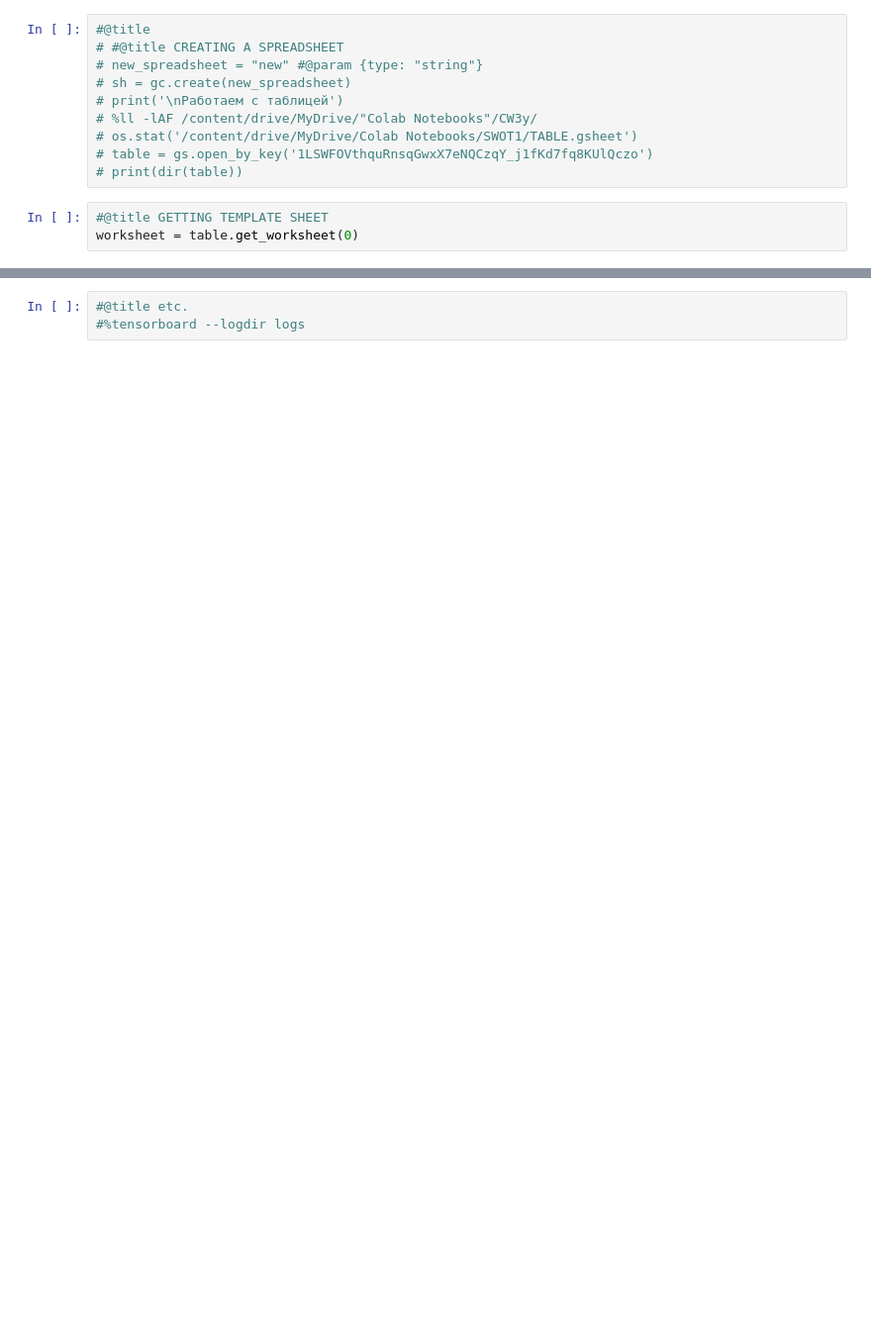
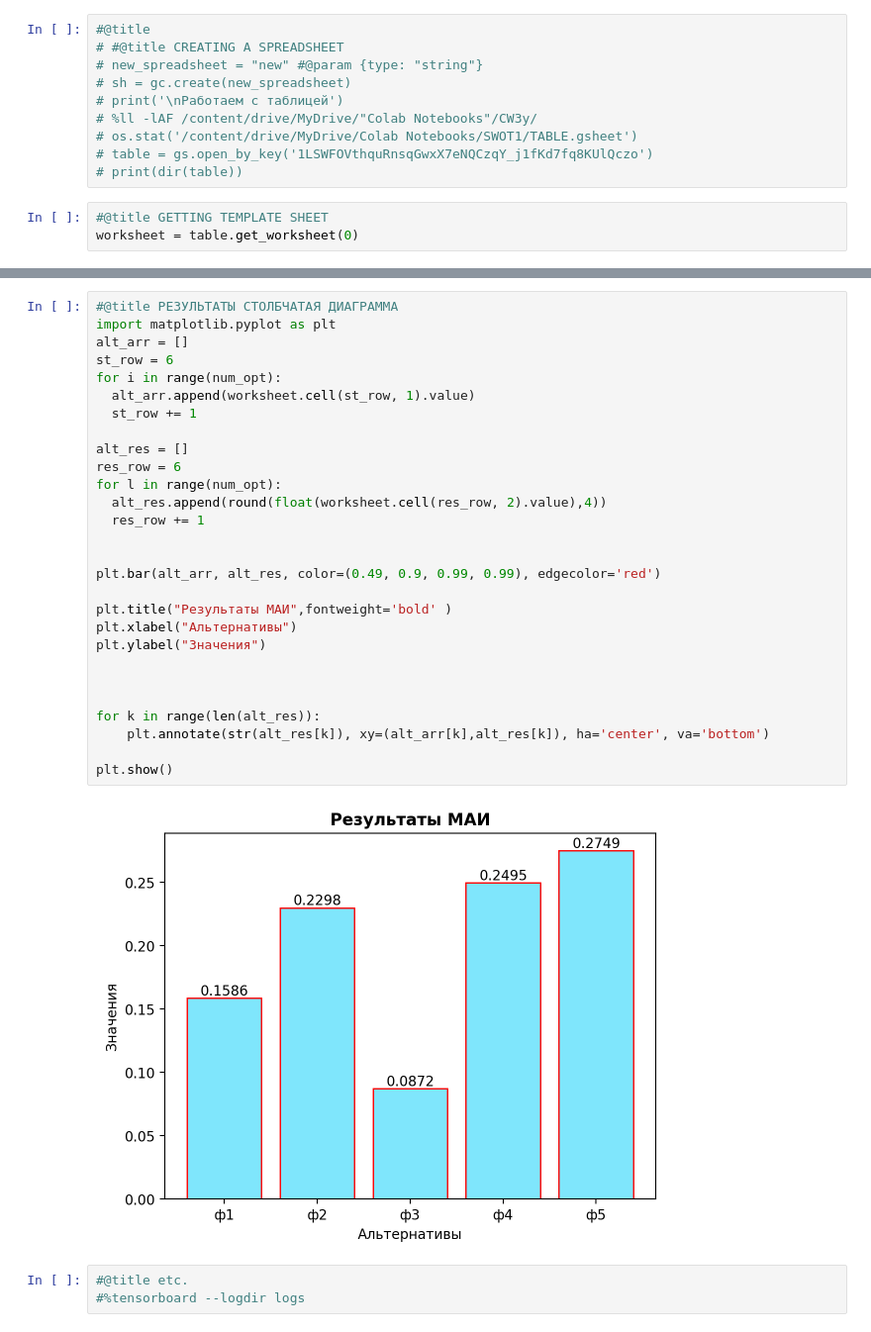
Before and after one commit to 1kr1st1na1/CW_3year, a Jupyter notebook: CW.ipynb, the cells around one changed output, grey strips where cells are left out. Shown: that part at 99% size. Cells and saved outputs as stored; diff of their text form; blank space fills up the shorter version.

```diff
--- a/CW.ipynb
+++ b/CW.ipynb
@@ -124,3 +169,33 @@ for n in range(0,num_opt):
+# %%
+#@title РЕЗУЛЬТАТЫ СТОЛБЧАТАЯ ДИАГРАММА
+import matplotlib.pyplot as plt
+alt_arr = []
+st_row = 6
+for i in range(num_opt):
+  alt_arr.append(worksheet.cell(st_row, 1).value)
+  st_row += 1
+
+alt_res = []
+res_row = 6
+for l in range(num_opt):
+  alt_res.append(round(float(worksheet.cell(res_row, 2).value),4))
+  res_row += 1
+
+
+plt.bar(alt_arr, alt_res, color=(0.49, 0.9, 0.99, 0.99), edgecolor='red')
+
+plt.title("Результаты МАИ",fontweight='bold' )
+plt.xlabel("Альтернативы")
+plt.ylabel("Значения")
+
+
+
+for k in range(len(alt_res)):
+    plt.annotate(str(alt_res[k]), xy=(alt_arr[k],alt_res[k]), ha='center', va='bottom')
+
+plt.show()
+# %% [output]
+[figure, added]
 # %%
 #@title etc.
 #%tensorboard --logdir logs
```
Also changed, not shown: parts of 6 cells of this notebook.
